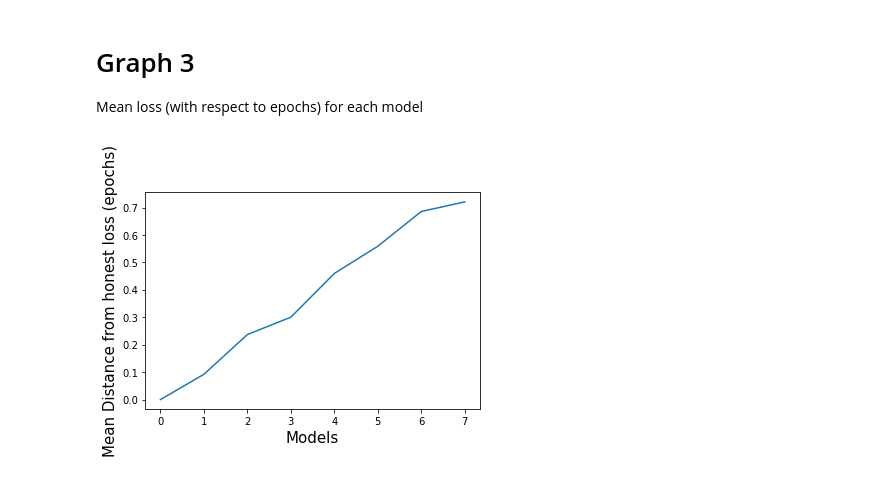
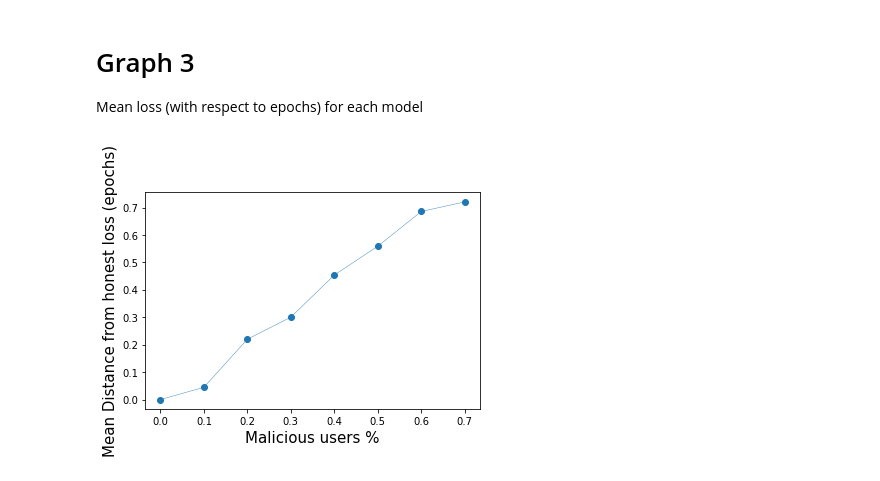
Before and after one commit to nikosgalanis/data-poisoning-defense-fl, a Jupyter notebook: Central_ML_testing/Mal_vs_Hon.ipynb, the cells around one changed output. Saved outputs shown, nothing was run; the diff lists cells and outputs as text; code cells hidden in the pictures.

```diff
--- a/Central_ML_testing/Mal_vs_Hon.ipynb
+++ b/Central_ML_testing/Mal_vs_Hon.ipynb
@@ -87,7 +87,7 @@ for model in models:
 
 criterion = nn.CrossEntropyLoss().to(device)
 cnn = SimpleCNN(model['hidden_neurons'], model['drop_rate']).to(device)
-for e in range(15):
+for e in range(models[0]['epochs']):
 
     for i, model in enumerate(models):
         optimizer = optim.SGD(cnn.parameters(), lr=0.001, momentum=0.9)
@@ -124,17 +124,17 @@ Malicious 7: 0.7794093489646912
 # Graph 1
 For each malicious trainer, plotting the loss
 # %%
-epochs = [i for i in range(15)]
+epochs = [i for i in range(20)]
 
-for model in models:
+plt.figure(figsize=(10, 8))
+for i, model in enumerate(models):
     if "Honest" in model['name']:
-        plt.plot(epochs, model['losses'], label=model['name'], linewidth=4)
+        plt.plot(epochs, model['losses'], label=model['name'], linewidth = 4)
     else:
         # diff_losses = model['losses'][1:-1] + [0]
         # res = [model['losses'][i] - diff_losses[i] for i in range(len(diff_losses))]
         # plt.plot(epochs, res, label=model['name'])
-        plt.plot(epochs, model['losses'], label=model['name'])
-
+        plt.plot(epochs, model['losses'], label=model['name'] + "0 %", linewidth = 0.5 * i)
 
 
 plt.xlabel("Epochs", fontsize=15)
@@ -153,9 +153,10 @@ dists = {}
 
 honest_model = models[0]
 
+plt.figure(figsize=(10, 8))
 for model in models:
     model['dist_graph1'] = [abs(model['losses'][i] - honest_model['losses'][i])  for i in range(15)]
-    plt.plot(epochs, model['dist'], label = model['name'])
+    plt.plot(epochs, model['dist_graph1'], label = model['name'])
 
 plt.xlabel("Epochs", fontsize=15)
 plt.ylabel("CrossEntropy Loss", fontsize=15)
@@ -168,24 +169,24 @@ plt.show()
 
 Mean loss (with respect to epochs) for each model
 # %%
-x = [i for i in range(8)]
+x = [i/10 for i in range(8)]
 
 mean_loss = []
 
 honest_model = models[0]
 
 for model in models:
     n = 0
     for j in range(15):
-        n += abs(model['losses'][j] - honest_model['losses'][j])
+        n += (model['losses'][j] - honest_model['losses'][j])
 
     model['dist_graph2'] = n / 15
     mean_loss.append(model['dist_graph2'])
 
-plt.plot(x, mean_loss)
+plt.plot(x, mean_loss, 'o', linestyle = "-", linewidth = .4)
 
-plt.xlabel("Models", fontsize=15)
+plt.xlabel("Malicious users %", fontsize=15)
 plt.ylabel("Mean Distance from honest loss (epochs)", fontsize=15)
 plt.show()
 # %% [output]
-[figure, old version]
+[figure, new version]
```
Also changed, not shown: parts of 3 cells of this notebook, 3 other files.
